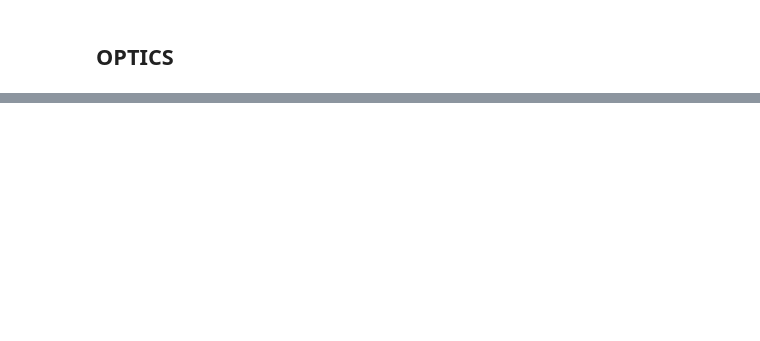
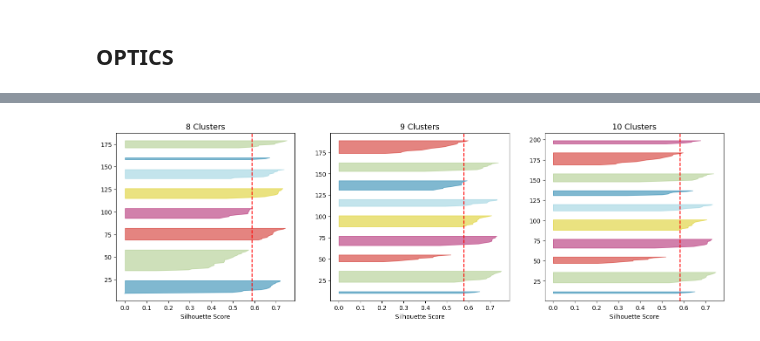
Before and after one commit to BrentonGraham/biomedical-ml-anschutz, a Jupyter notebook: 5. Clustering/Clustering.ipynb, the cells around one changed output, grey strips where cells are left out. Drawn from its saved outputs; the diff is of its cells as text; code cells hidden in the pictures; blank space fills up the shorter version.

```diff
--- a/5. Clustering/Clustering.ipynb
+++ b/5. Clustering/Clustering.ipynb
@@ -383,0 +423,17 @@ plt.legend(bbox_to_anchor=(1.01, 1), loc='upper left', title='Cluster', borderax
+# %%
+# Checking silhouette score plots for k=8, 9, 10
+plt.style.use('default')
+fig, ax = plt.subplots(1, 3, figsize=(18, 5))
+for i, k in enumerate([8, 9, 10]):
+
+    # Fit k-means
+    kmeans_clusterer = KMeans(n_clusters=k, random_state=1)
+    kmeans = kmeans_clusterer.fit(X_testRed)
+
+    # Visualize
+    visualizer = SilhouetteVisualizer(kmeans, colors='yellowbrick', ax=ax[i])
+    visualizer.fit(X_testRed)
+    ax[i].set_title(f'{k} Clusters', size=13)
+    ax[i].set_xlabel(f'Silhouette Score')
+# %% [output]
+[figure, added]
```
Also changed, not shown: parts of 86 cells of this notebook, 2 other files.
